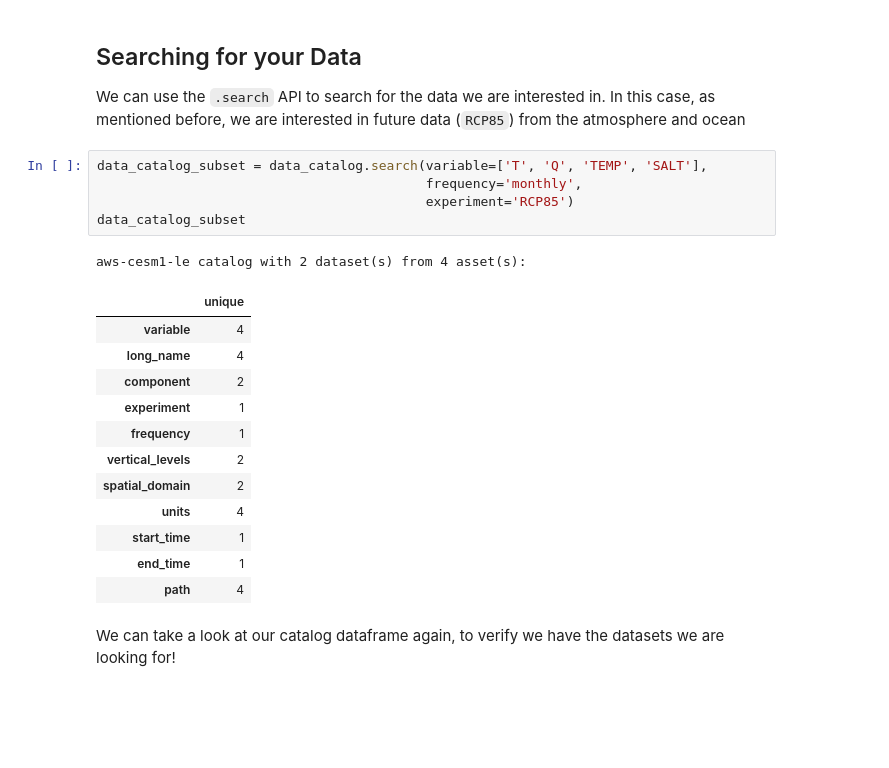
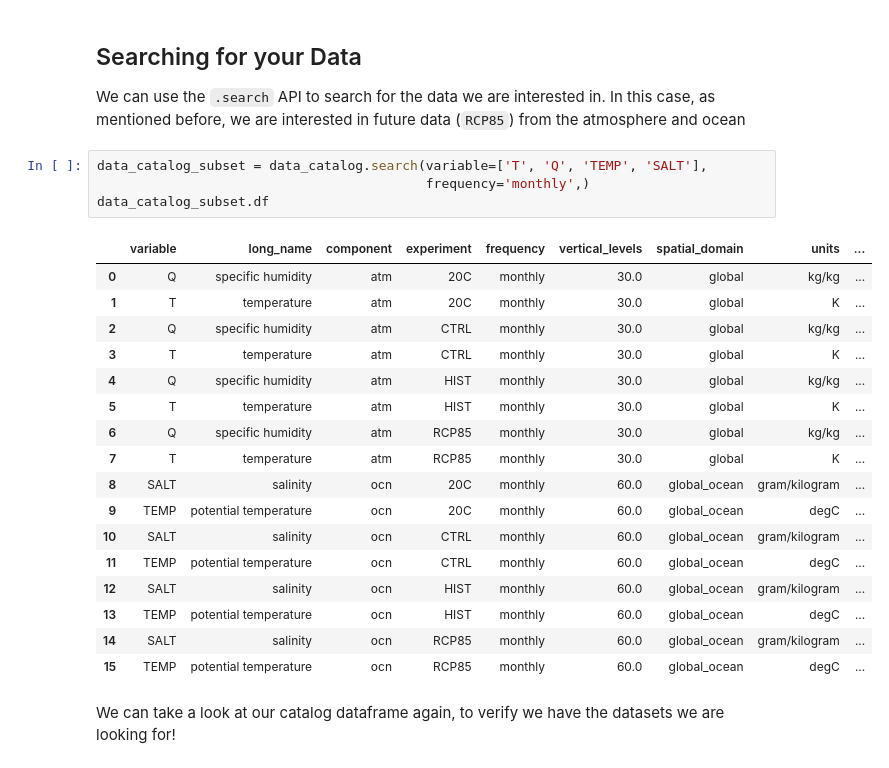
Before and after one commit to ProjectPythiaTutorials/intake-esm-tutorial_2021_12_08, a Jupyter notebook: tutorial/intake-esm-01.ipynb, the cells around one changed output. Drawn from its saved outputs; the diff is of its cells as text; blank space fills up the shorter version.

```diff
--- a/tutorial/intake-esm-01.ipynb
+++ b/tutorial/intake-esm-01.ipynb
@@ -373,23 +378,26 @@ data_catalog.df.head()
 We can use the `.search` API to search for the data we are interested in. In this case, as mentioned before, we are interested in future data (`RCP85`) from the atmosphere and ocean
 # %%
 data_catalog_subset = data_catalog.search(variable=['T', 'Q', 'TEMP', 'SALT'],
-                                          frequency='monthly',
-                                          experiment='RCP85')
-data_catalog_subset
+                                          frequency='monthly',)
+data_catalog_subset.df
 # %% [output]
-aws-cesm1-le catalog with 2 dataset(s) from 4 asset(s):
-|  | unique |
-| variable | 4 |
-| long_name | 4 |
-| component | 2 |
-| experiment | 1 |
-| frequency | 1 |
-| vertical_levels | 2 |
-| spatial_domain | 2 |
-| units | 4 |
-| start_time | 1 |
-| end_time | 1 |
-| path | 4 |
+|  | variable | long_name | component | experiment | frequency | vertical_levels | spatial_domain | units | ... |
+| 0 | Q | specific humidity | atm | 20C | monthly | 30.0 | global | kg/kg | ... |
+| 1 | T | temperature | atm | 20C | monthly | 30.0 | global | K | ... |
+| 2 | Q | specific humidity | atm | CTRL | monthly | 30.0 | global | kg/kg | ... |
+| 3 | T | temperature | atm | CTRL | monthly | 30.0 | global | K | ... |
+| 4 | Q | specific humidity | atm | HIST | monthly | 30.0 | global | kg/kg | ... |
+| 5 | T | temperature | atm | HIST | monthly | 30.0 | global | K | ... |
+| 6 | Q | specific humidity | atm | RCP85 | monthly | 30.0 | global | kg/kg | ... |
+| 7 | T | temperature | atm | RCP85 | monthly | 30.0 | global | K | ... |
+| 8 | SALT | salinity | ocn | 20C | monthly | 60.0 | global_ocean | gram/kilogram | ... |
+| 9 | TEMP | potential temperature | ocn | 20C | monthly | 60.0 | global_ocean | degC | ... |
+| 10 | SALT | salinity | ocn | CTRL | monthly | 60.0 | global_ocean | gram/kilogram | ... |
+| 11 | TEMP | potential temperature | ocn | CTRL | monthly | 60.0 | global_ocean | degC | ... |
+| 12 | SALT | salinity | ocn | HIST | monthly | 60.0 | global_ocean | gram/kilogram | ... |
+| 13 | TEMP | potential temperature | ocn | HIST | monthly | 60.0 | global_ocean | degC | ... |
+| 14 | SALT | salinity | ocn | RCP85 | monthly | 60.0 | global_ocean | gram/kilogram | ... |
+| 15 | TEMP | potential temperature | ocn | RCP85 | monthly | 60.0 | global_ocean | degC | ... |
 # %% [markdown]
 We can take a look at our catalog dataframe again, to verify we have the datasets we are looking for!
 # %%
```
Also changed, not shown: parts of 19 cells of this notebook.
